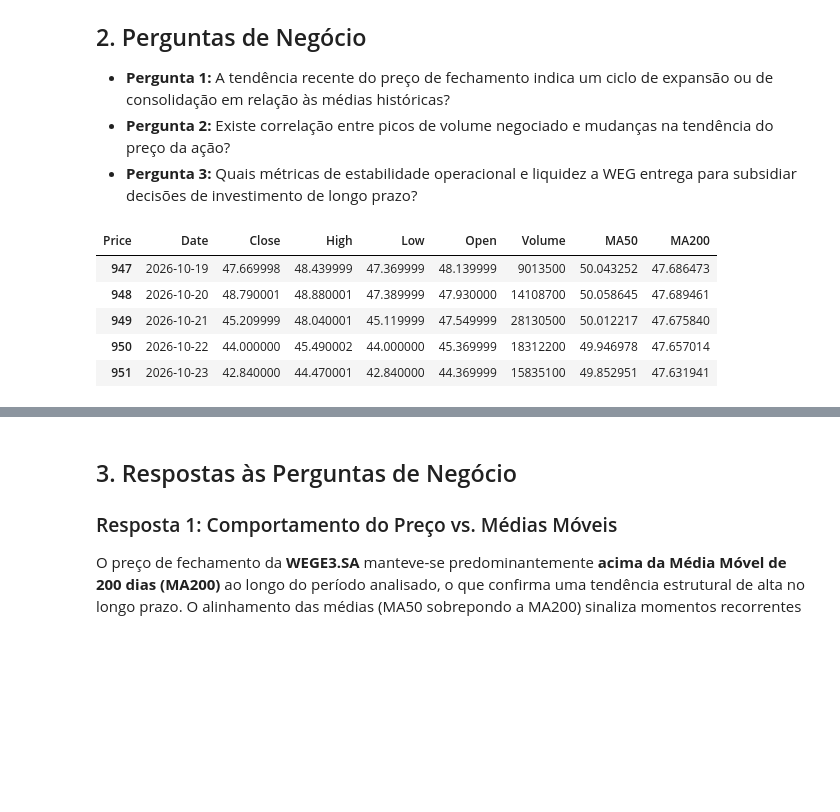
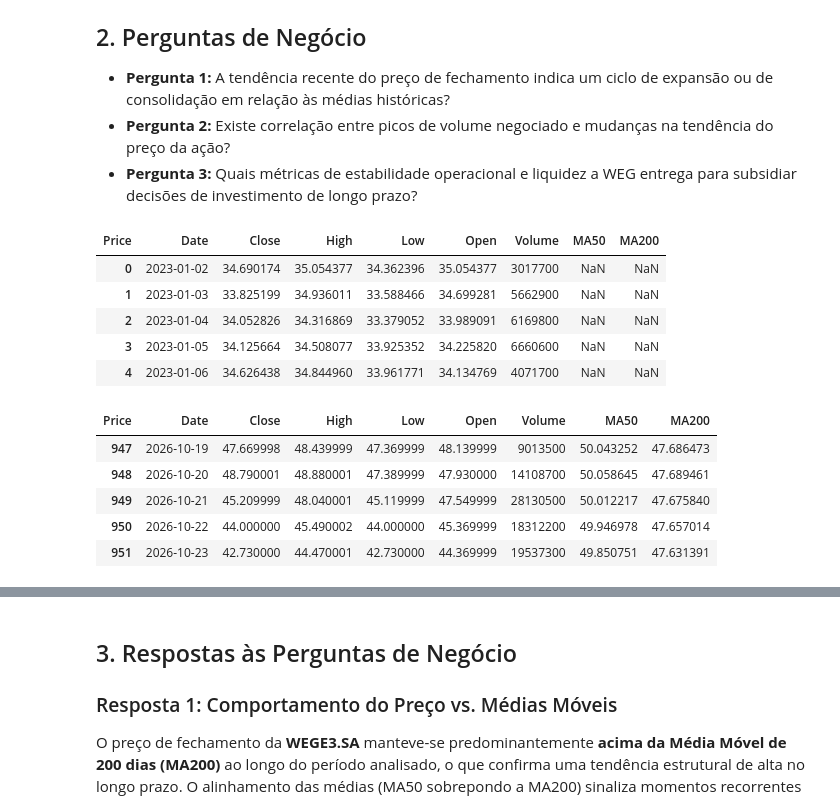
Before and after one commit to SilvanioSG/Relatorio-Tecnico-Analise-De-Saude-Financeira, a Jupyter notebook: RelatorioTecnicoAnaliseDeSaudeFinanceira.ipynb, the cells around one changed output, grey strips where cells are left out. Drawn from its saved outputs; the diff is of its cells as text; code cells hidden in the pictures; blank space fills up the shorter version.

```diff
--- a/RelatorioTecnicoAnaliseDeSaudeFinanceira.ipynb
+++ b/RelatorioTecnicoAnaliseDeSaudeFinanceira.ipynb
@@ -62,38 +62,45 @@ start_date = "2023-01-01"
 class NullWriter(object):
     def write(self, arg): pass
     def flush(self): pass
 
 old_stdout = sys.stdout
 old_stderr = sys.stderr
 sys.stdout = NullWriter()
 sys.stderr = NullWriter()
 
 # Baixa os dados (nada será impresso na tela aqui)
 df = yf.download(ticker_symbol, start=start_date)
 
 # Restaura a saída normal do sistema
 sys.stdout = old_stdout
 sys.stderr = old_stderr
 # FIM DA MÁGICA
 
 # Tratamento dos dados
 if isinstance(df.columns, pd.MultiIndex):
     df.columns = df.columns.get_level_values(0)
 
 df.reset_index(inplace=True)
 df['MA50'] = df['Close'].rolling(window=50).mean()
 df['MA200'] = df['Close'].rolling(window=200).mean()
 
 # MOSTRA A TABELA DE FORMA LIMPA (Se você quiser que ela apareça)
 # O display() mostra a tabela bonitinha, sem o texto de "print" do Pandas.
+display(df.head())
 display(df.tail())
 # %% [output]
 | Price | Date | Close | High | Low | Open | Volume | MA50 | MA200 |
-| 947 | 2026-10-19 | 47.669998 | 48.439999 | 47.369999 | 48.139999 | 9013500 | 50.043252 | 47.686473 |
-| 948 | 2026-10-20 | 48.790001 | 48.880001 | 47.389999 | 47.930000 | 14108700 | 50.058645 | 47.689461 |
-| 949 | 2026-10-21 | 45.209999 | 48.040001 | 45.119999 | 47.549999 | 28130500 | 50.012217 | 47.675840 |
-| 950 | 2026-10-22 | 44.000000 | 45.490002 | 44.000000 | 45.369999 | 18312200 | 49.946978 | 47.657014 |
-| 951 | 2026-10-23 | 42.840000 | 44.470001 | 42.840000 | 44.369999 | 15835100 | 49.852951 | 47.631941 |
+| 0 | 2023-01-02 | 34.690174 | 35.054377 | 34.362396 | 35.054377 | 3017700 | NaN | NaN |
+| 1 | 2023-01-03 | 33.825199 | 34.936011 | 33.588466 | 34.699281 | 5662900 | NaN | NaN |
+| 2 | 2023-01-04 | 34.052826 | 34.316869 | 33.379052 | 33.989091 | 6169800 | NaN | NaN |
+| 3 | 2023-01-05 | 34.125664 | 34.508077 | 33.925352 | 34.225820 | 6660600 | NaN | NaN |
+| 4 | 2023-01-06 | 34.626438 | 34.844960 | 33.961771 | 34.134769 | 4071700 | NaN | NaN |
+| Price | Date | Close | High | Low | Open | Volume | MA50 | MA200 |
+| 947 | 2026-10-19 | 47.669998 | 48.439999 | 47.369999 | 48.139999 | 9013500 | 50.043252 | 47.686473 |
+| 948 | 2026-10-20 | 48.790001 | 48.880001 | 47.389999 | 47.930000 | 14108700 | 50.058645 | 47.689461 |
+| 949 | 2026-10-21 | 45.209999 | 48.040001 | 45.119999 | 47.549999 | 28130500 | 50.012217 | 47.675840 |
+| 950 | 2026-10-22 | 44.000000 | 45.490002 | 44.000000 | 45.369999 | 18312200 | 49.946978 | 47.657014 |
+| 951 | 2026-10-23 | 42.730000 | 44.470001 | 42.730000 | 44.369999 | 19537300 | 49.850751 | 47.631391 |
 # %%
 from IPython.display import display, HTML
 
```
